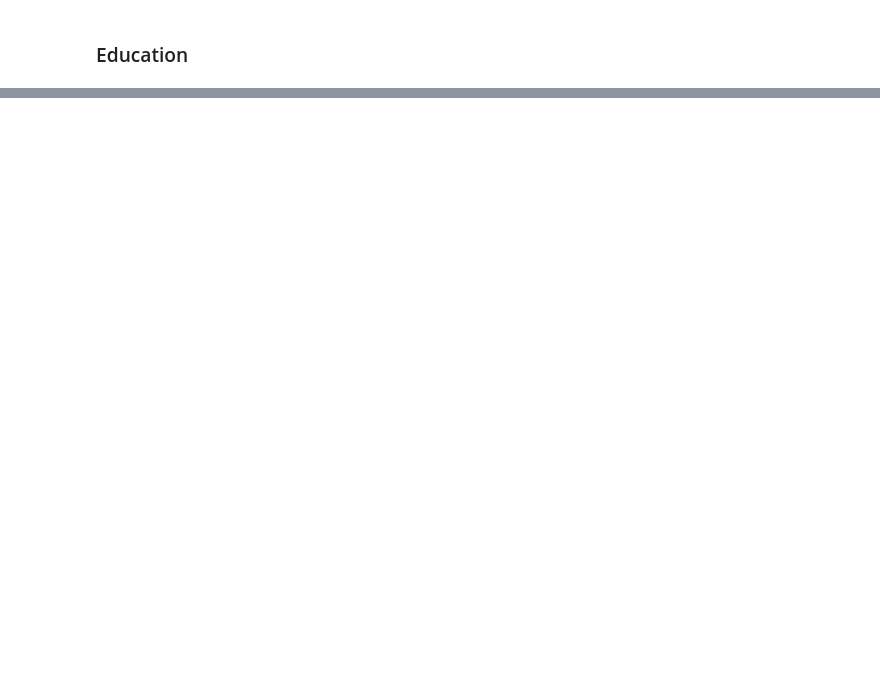
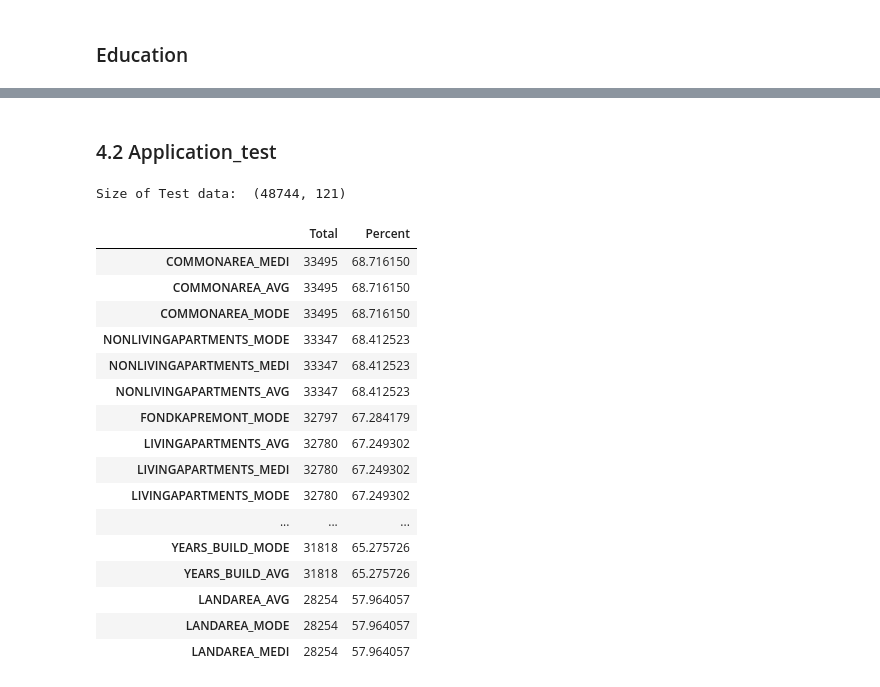
Before and after one commit to hannah-montana/HomeCredit, a Jupyter notebook: code/1_HomeCredit_Visualization.ipynb, the cells around one changed output, grey strips where cells are left out. Saved outputs shown, nothing was run; the diff lists cells and outputs as text; code cells hidden in the pictures; blank space fills up the shorter version.

```diff
--- a/code/1_HomeCredit_Visualization.ipynb
+++ b/code/1_HomeCredit_Visualization.ipynb
@@ -149,3 +151,34 @@ df = pd.DataFrame({'labels': temp.index,
 df.iplot(kind='pie',labels='labels',values='values', title='Education of Applicant\'s', hole = 0.5)
 # %% [output]
 [interactive output not drawn]
+# %% [markdown]
+### 4.2 Application_test
+# %%
+application_test = pd.read_csv('../input/application_test.csv')
+# %%
+print ("Size of Test data: ", application_test.shape)
+# %% [output]
+Size of Test data:  (48744, 121)
+# %%
+total = application_test.isnull().sum().sort_values(ascending = False)
+percent = (application_test.isnull().sum()/application_test.isnull().count()*100).sort_values(ascending = False)
+missing_application_test_data  = pd.concat([total, percent], axis=1, keys=['Total', 'Percent'])
+missing_application_test_data.head(20)
+# %% [output]
+|  | Total | Percent |
+| COMMONAREA_MEDI | 33495 | 68.716150 |
+| COMMONAREA_AVG | 33495 | 68.716150 |
+| COMMONAREA_MODE | 33495 | 68.716150 |
+| NONLIVINGAPARTMENTS_MODE | 33347 | 68.412523 |
+| NONLIVINGAPARTMENTS_MEDI | 33347 | 68.412523 |
+| NONLIVINGAPARTMENTS_AVG | 33347 | 68.412523 |
+| FONDKAPREMONT_MODE | 32797 | 67.284179 |
+| LIVINGAPARTMENTS_AVG | 32780 | 67.249302 |
+| LIVINGAPARTMENTS_MEDI | 32780 | 67.249302 |
+| LIVINGAPARTMENTS_MODE | 32780 | 67.249302 |
+| ... | ... | ... |
+| YEARS_BUILD_MODE | 31818 | 65.275726 |
+| YEARS_BUILD_AVG | 31818 | 65.275726 |
+| LANDAREA_AVG | 28254 | 57.964057 |
+| LANDAREA_MODE | 28254 | 57.964057 |
+| LANDAREA_MEDI | 28254 | 57.964057 |
```
Also changed, not shown: parts of 29 cells of this notebook.
